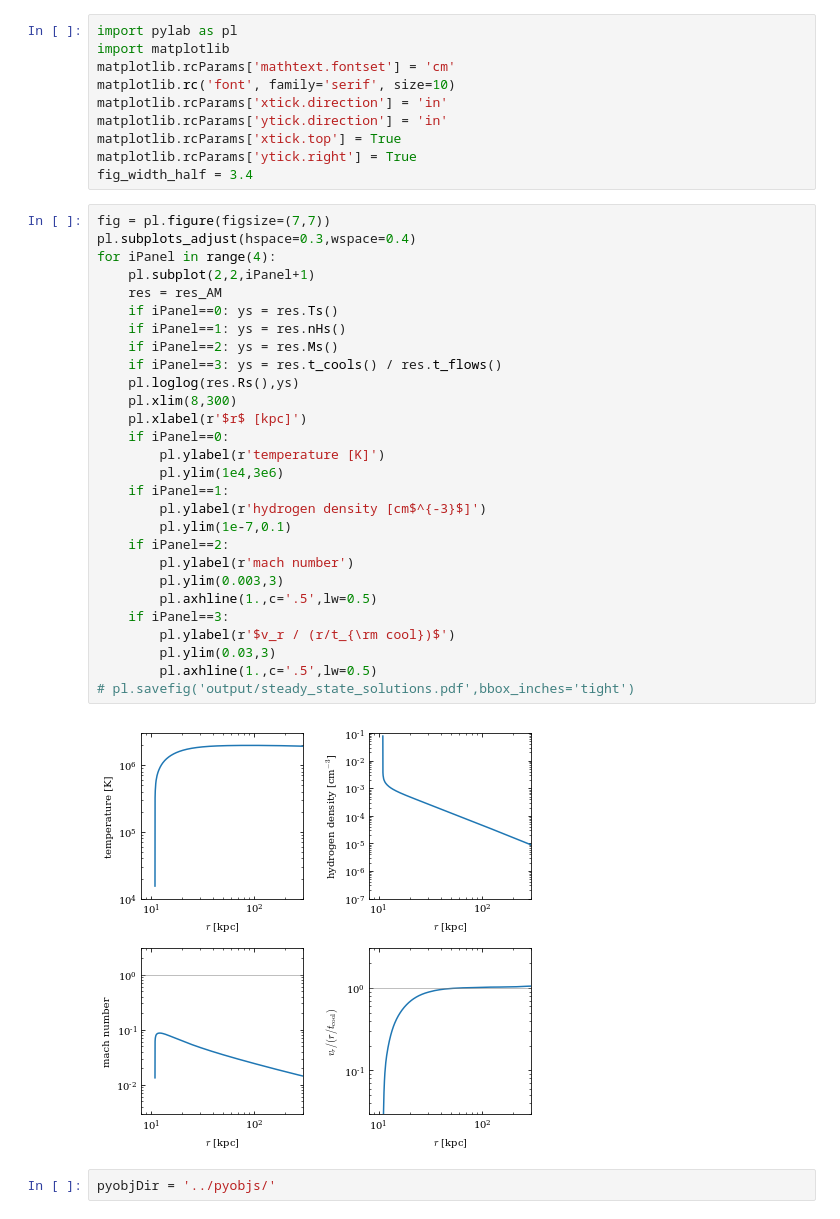
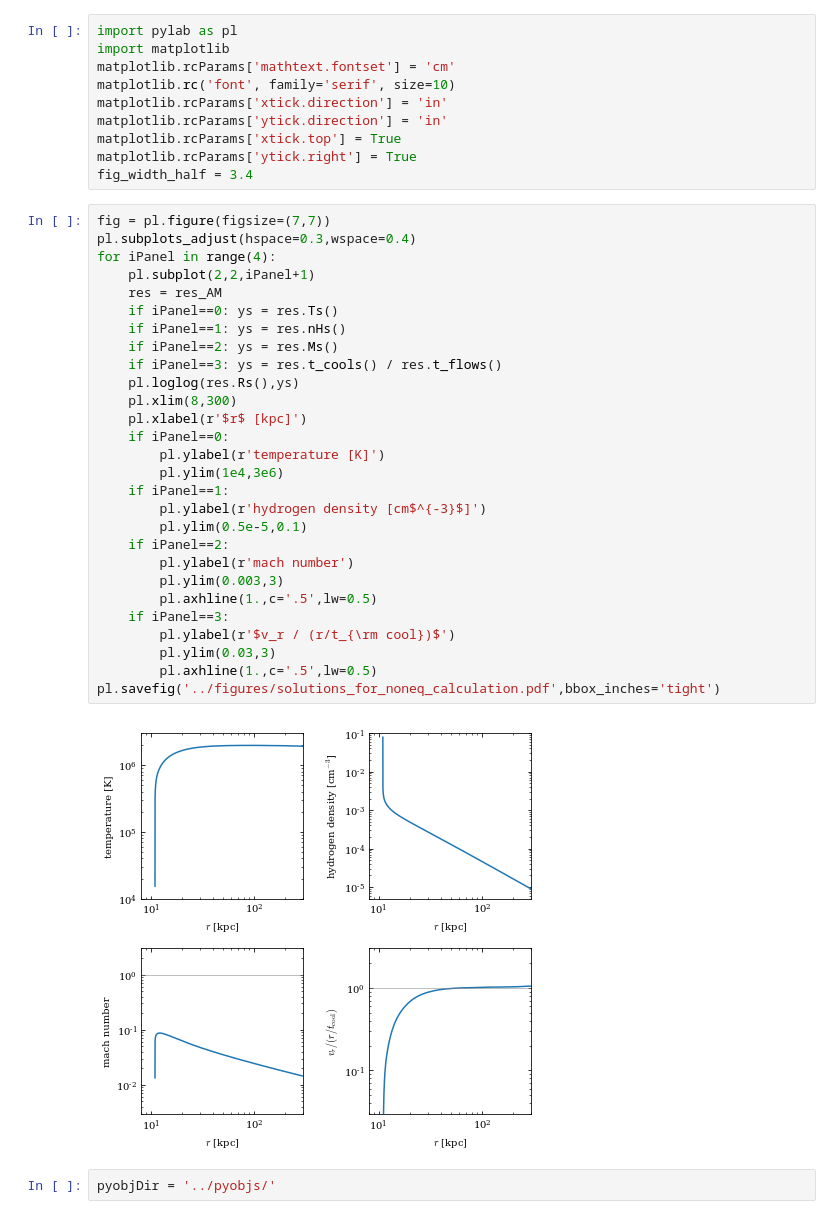
Before and after one commit to spectram/cooling_flow, a Jupyter notebook: ipynb/for_noneq_calc.ipynb, the cells around one changed output. Drawn from its saved outputs; the diff is of its cells as text.

```diff
--- a/ipynb/for_noneq_calc.ipynb
+++ b/ipynb/for_noneq_calc.ipynb
@@ -50,33 +50,33 @@ fig_width_half = 3.4
 # %%
 fig = pl.figure(figsize=(7,7))
 pl.subplots_adjust(hspace=0.3,wspace=0.4)
 for iPanel in range(4):
     pl.subplot(2,2,iPanel+1)
     res = res_AM
     if iPanel==0: ys = res.Ts()
     if iPanel==1: ys = res.nHs()
     if iPanel==2: ys = res.Ms()
     if iPanel==3: ys = res.t_cools() / res.t_flows()
     pl.loglog(res.Rs(),ys)
     pl.xlim(8,300)
     pl.xlabel(r'$r$ [kpc]')
     if iPanel==0:
         pl.ylabel(r'temperature [K]')
         pl.ylim(1e4,3e6)
     if iPanel==1:
         pl.ylabel(r'hydrogen density [cm$^{-3}$]')
-        pl.ylim(1e-7,0.1)
+        pl.ylim(0.5e-5,0.1)
     if iPanel==2:
         pl.ylabel(r'mach number')
         pl.ylim(0.003,3)
         pl.axhline(1.,c='.5',lw=0.5)
     if iPanel==3:
         pl.ylabel(r'$v_r / (r/t_{\rm cool})$')
         pl.ylim(0.03,3)
         pl.axhline(1.,c='.5',lw=0.5)
-# pl.savefig('output/steady_state_solutions.pdf',bbox_inches='tight')
+pl.savefig('../figures/solutions_for_noneq_calculation.pdf',bbox_inches='tight')
 # %% [output]
-[figure, old version]
+[figure, new version]
 # %%
 pyobjDir = '../pyobjs/'
 # %%
```
Also changed, not shown: parts of 1 cell of this notebook, 5 other files.
